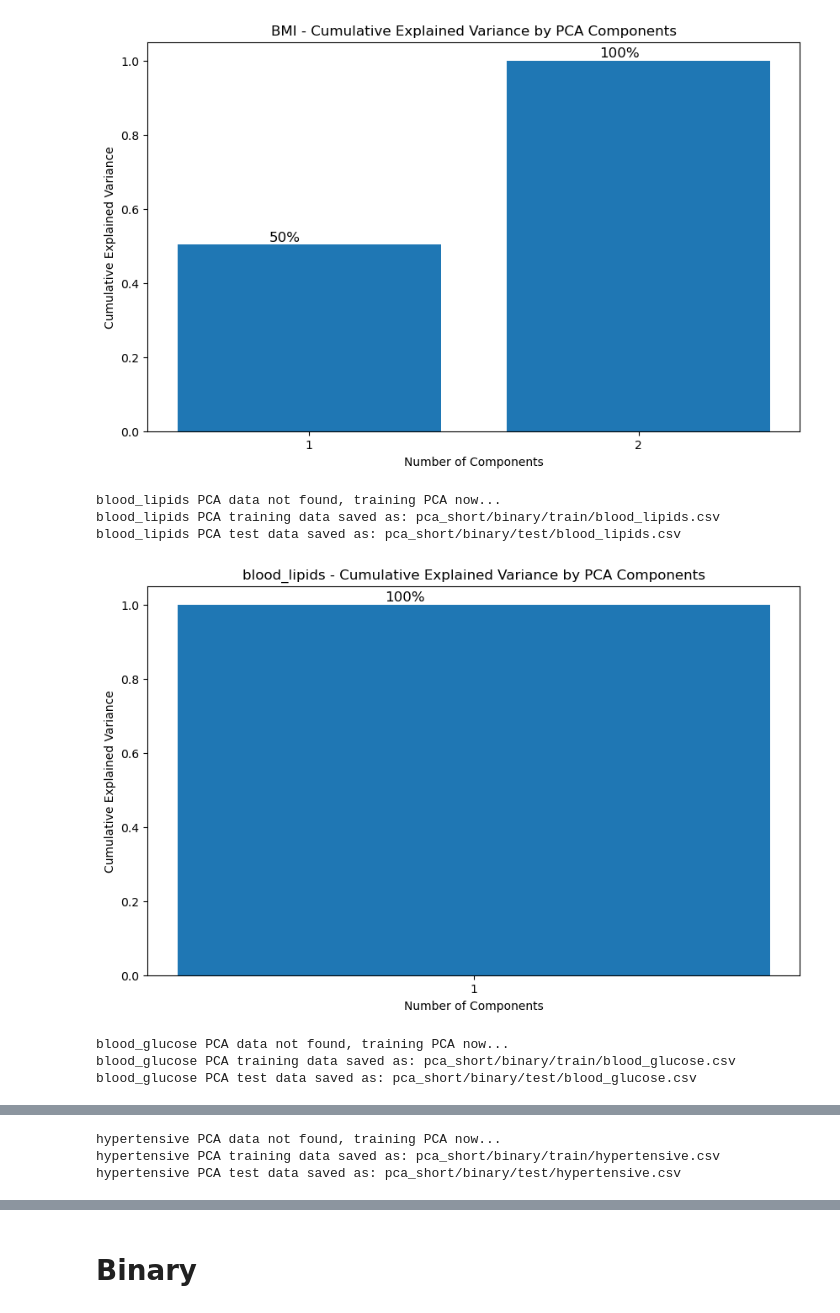
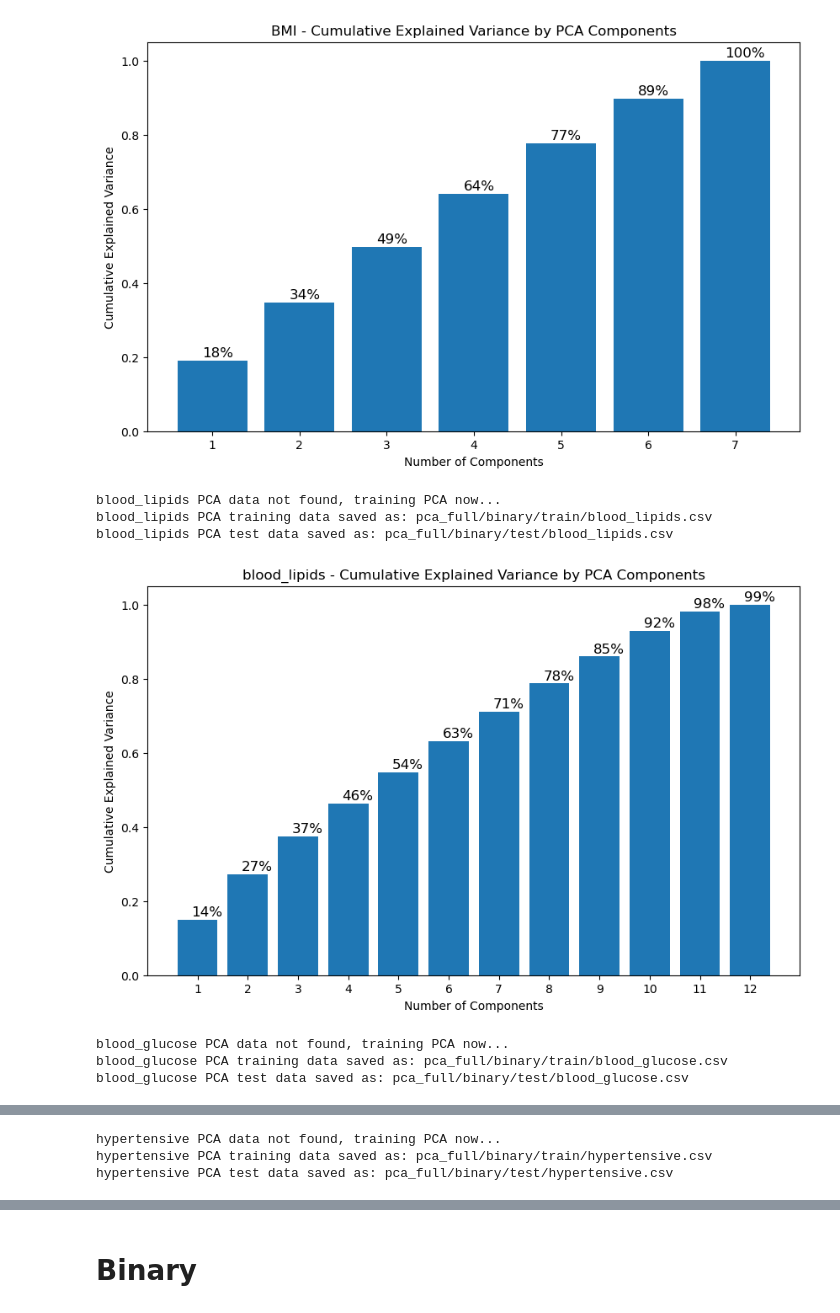
Before and after one commit to yangmeng96/sna, a Jupyter notebook: run_clf.ipynb, the cells around one changed output, grey strips where cells are left out. Drawn from its saved outputs; the diff is of its cells as text; code cells hidden in the pictures.

```diff
--- a/run_clf.ipynb
+++ b/run_clf.ipynb
@@ -7,18 +7,23 @@ from pca import pca_load
 from pca_all import pca_load_all
 from baseline import baseline
 from lr import LR
+from lr import LR_P
 from rf import RF
+from nn import nn_load
+
+import statsmodels.api as sm
+from sklearn.metrics import accuracy_score
 
 # short code or full code
-code_type = "short"
-#code_type = "full"
+#code_type = "short"
+code_type = "full"
 
 if code_type == "short":
     filename = "main_dataset_final_3"
 elif code_type == "full":
     filename = "main_dataset_final_3_full_icd10"
 
-preprocessing(filename)
+#preprocessing(filename)
 
 # binary or continuous
 datatype = "binary"
@@ -44,6 +49,7 @@ train, test = pca_load(datatype, disease_mapping, X_train, X_test, code_type, pc
 # X_train, X_test = pca_load_all(datatype, X_train, X_test)
 max_train, max_test = baseline(datatype, disease_mapping, "max", X_train, X_test)
 sum_train, sum_test = baseline(datatype, disease_mapping, "sum", X_train, X_test)
+nn_train, nn_test = nn_load(datatype, disease_mapping, X_train, X_test, code_type)
 
 print(X_train.shape, X_test.shape)
 
@@ -51,4 +57,5 @@ print(X_train.shape, X_test.shape)
 print(train.shape, test.shape)
 print(max_train.shape, max_test.shape)
 print(sum_train.shape, sum_test.shape)
+print(nn_train.shape,nn_test.shape)
 # %% [output]
@@ -63,8 +65,8 @@ BMI PCA test data saved as: pca_short/binary/test/BMI.csv
-[figure, old version]
+[figure, new version]
 blood_lipids PCA data not found, training PCA now...
-blood_lipids PCA training data saved as: pca_short/binary/train/blood_lipids.csv
-blood_lipids PCA test data saved as: pca_short/binary/test/blood_lipids.csv
+blood_lipids PCA training data saved as: pca_full/binary/train/blood_lipids.csv
+blood_lipids PCA test data saved as: pca_full/binary/test/blood_lipids.csv
-[figure, old version]
+[figure, new version]
 blood_glucose PCA data not found, training PCA now...
-blood_glucose PCA training data saved as: pca_short/binary/train/blood_glucose.csv
-blood_glucose PCA test data saved as: pca_short/binary/test/blood_glucose.csv
+blood_glucose PCA training data saved as: pca_full/binary/train/blood_glucose.csv
+blood_glucose PCA test data saved as: pca_full/binary/test/blood_glucose.csv
@@ -72,3 +74,3 @@ blood_glucose PCA test data saved as: pca_short/binary/test/blood_glucose.csv
 hypertensive PCA data not found, training PCA now...
-hypertensive PCA training data saved as: pca_short/binary/train/hypertensive.csv
-hypertensive PCA test data saved as: pca_short/binary/test/hypertensive.csv
+hypertensive PCA training data saved as: pca_full/binary/train/hypertensive.csv
+hypertensive PCA test data saved as: pca_full/binary/test/hypertensive.csv
```
Also changed, not shown: parts of 9 cells of this notebook.
